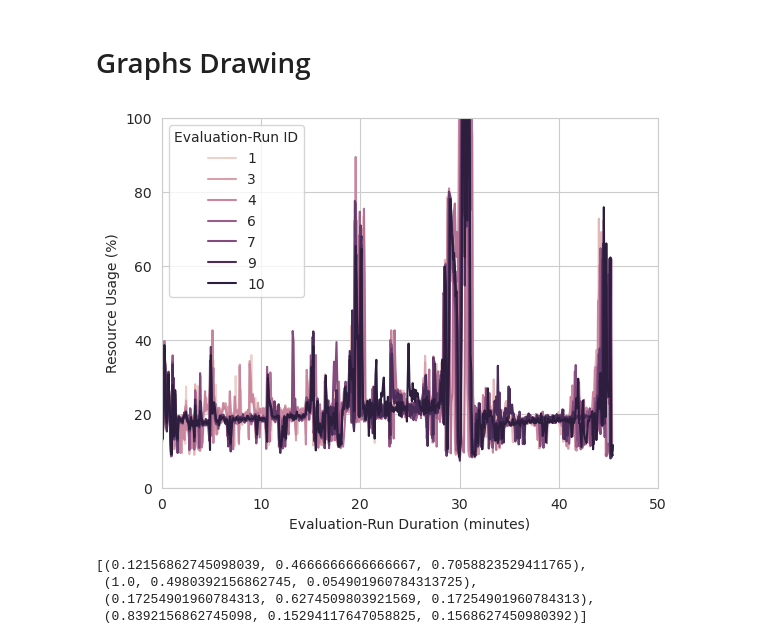
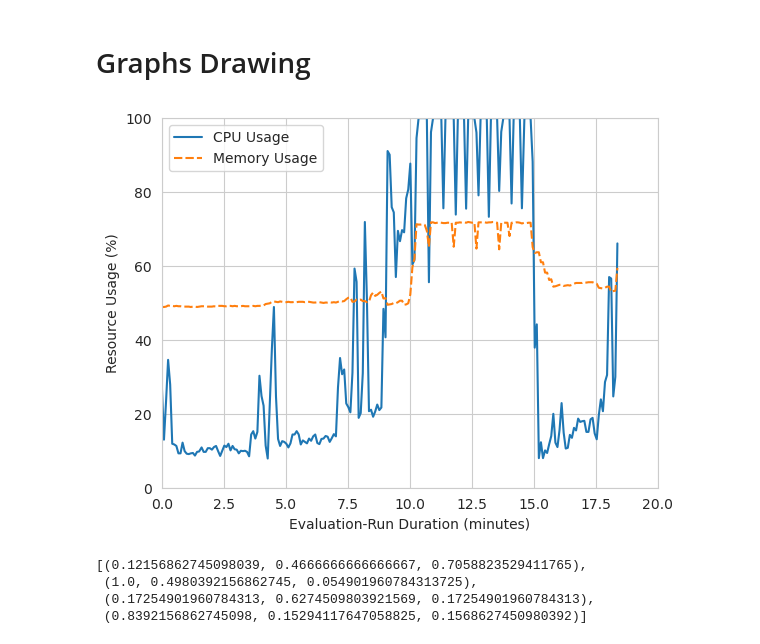
Before and after one commit to oakestra/oakestra-cli, a Jupyter notebook: oak_cli/evaluation/addons/flops/current_tmp_csv_graphs.ipynb, the cells around one changed output. Cells and saved outputs as stored; diff of their text form; code cells hidden in the pictures.

```diff
--- a/oak_cli/evaluation/addons/flops/current_tmp_csv_graphs.ipynb
+++ b/oak_cli/evaluation/addons/flops/current_tmp_csv_graphs.ipynb
@@ -58,20 +58,20 @@ flops_palette = "rainbow"
 # %%
 fig, ax = plt.subplots()
 
-#df = df[df[ResourcesCSVKeys.EVALUATION_RUN_ID.value] != 6]
+#df = df[df[ResourcesCSVKeys.EVALUATION_RUN_ID.value] == 3]
 
-#sns.lineplot(data=df[CPU_AND_MEMORY_KEYS])
-sns.lineplot(data=df, x=ResourcesCSVKeys.TIME_SINCE_START.value, y=ResourcesCSVKeys.CPU_USAGE.value, hue=ResourcesCSVKeys.EVALUATION_RUN_ID.value)
+sns.lineplot(data=df[CPU_AND_MEMORY_KEYS])
+#sns.lineplot(data=df, x=ResourcesCSVKeys.TIME_SINCE_START.value, y=ResourcesCSVKeys.CPU_USAGE.value, hue=ResourcesCSVKeys.EVALUATION_RUN_ID.value)
 
 plt.xlabel(get_evaluation_run_duration_label())
 plt.ylabel("Resource Usage (%)")
 plt.xlim([0, max(df.index)])
 plt.ylim(0, 100)
 adjust_xticks(ax)
 
 plt.show()
 # %% [output]
-[figure, old version]
+[figure, new version]
 # %%
 #sns.color_palette(palette=flops_palette, n_colors=4)
 #sns.color_palette(palette="hsv", n_colors=4)
```
Also changed, not shown: parts of 11 cells of this notebook, 2 other files.
